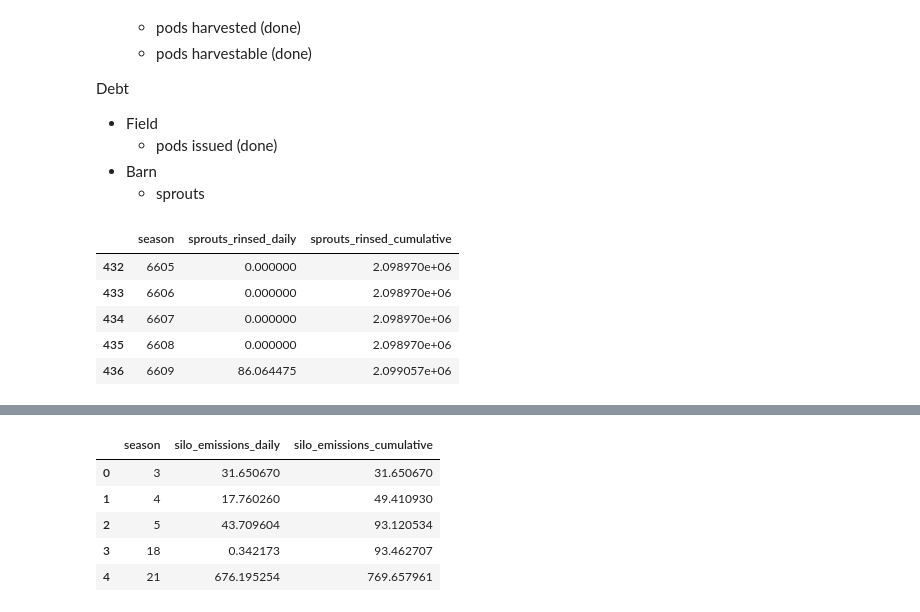
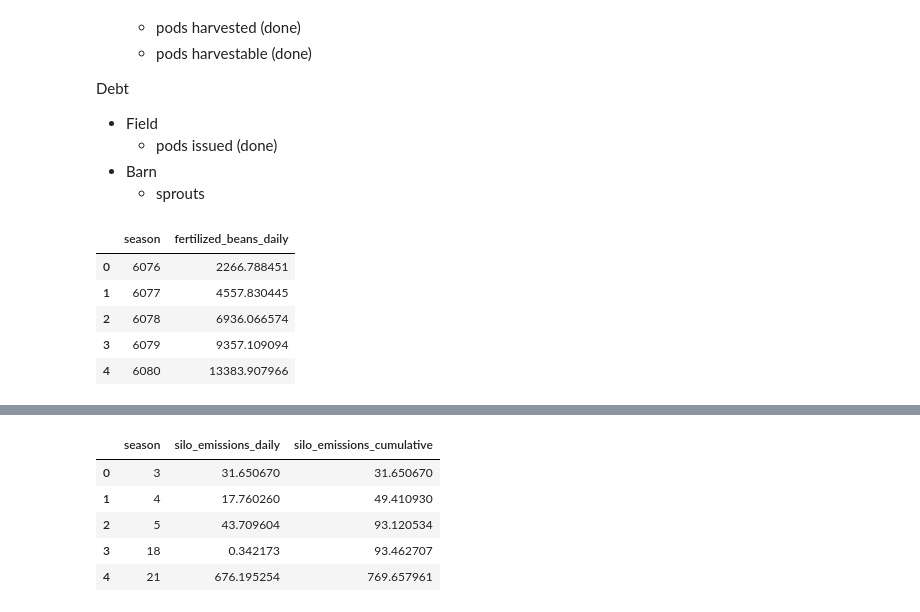
Before and after one commit to BeanstalkFarms/Beanstalk-Analytics, a Jupyter notebook: Creditworthiness.ipynb, the cells around one changed output, grey strips where cells are left out. Saved outputs shown, nothing was run; the diff lists cells and outputs as text; code cells hidden in the pictures.

```diff
--- a/Creditworthiness.ipynb
+++ b/Creditworthiness.ipynb
@@ -53,16 +84,13 @@ def query_rewards(refresh=None):
 # %%
 # fertilizer emissions (incomplete season axis, all seasons unique)
-df_rewards = query_rewards().copy()
-df_rewards = remove_prefix(df_rewards, 'rewards_')
-df_rewards['sprouts_rinsed_daily'] = df_rewards.toFertilizer.astype(float) / 1e6
-df_rewards['sprouts_rinsed_cumulative'] = df_rewards.sprouts_rinsed_daily.cumsum()
-df_rewards = df_rewards.drop(columns=["toFertilizer"])
+df_rewards = query_rewards(refresh=5).copy()
+df_rewards = df_rewards[['season', 'fertilized_beans_daily']]
 assert all(v == 1 for v in df_rewards.season.value_counts().values)
-df_rewards.tail()
+df_rewards.head()
 # %% [output]
-|  | season | sprouts_rinsed_daily | sprouts_rinsed_cumulative |
-| 432 | 6605 | 0.000000 | 2.098970e+06 |
-| 433 | 6606 | 0.000000 | 2.098970e+06 |
-| 434 | 6607 | 0.000000 | 2.098970e+06 |
-| 435 | 6608 | 0.000000 | 2.098970e+06 |
-| 436 | 6609 | 86.064475 | 2.099057e+06 |
+|  | season | fertilized_beans_daily |
+| 0 | 6076 | 2266.788451 |
+| 1 | 6077 | 4557.830445 |
+| 2 | 6078 | 6936.066574 |
+| 3 | 6079 | 9357.109094 |
+| 4 | 6080 | 13383.907966 |
```
Also changed, not shown: parts of 9 cells of this notebook, 1 other file.
